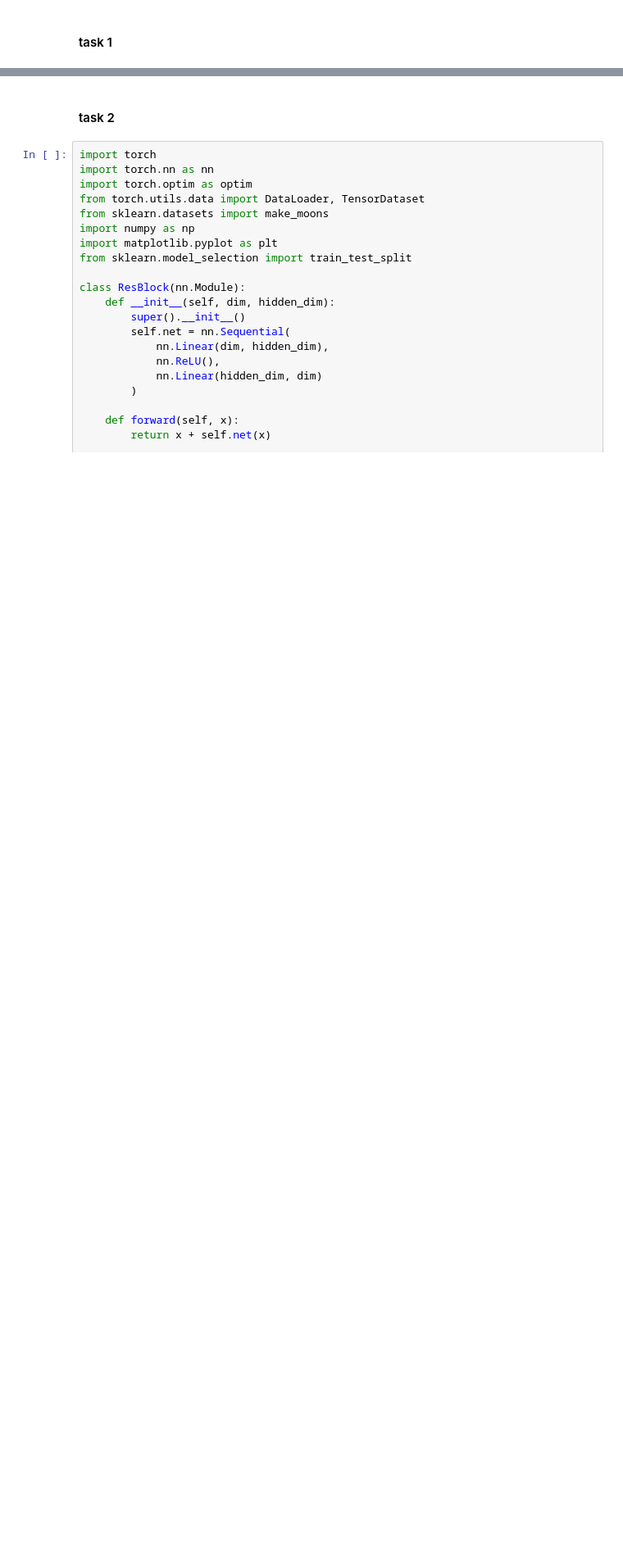
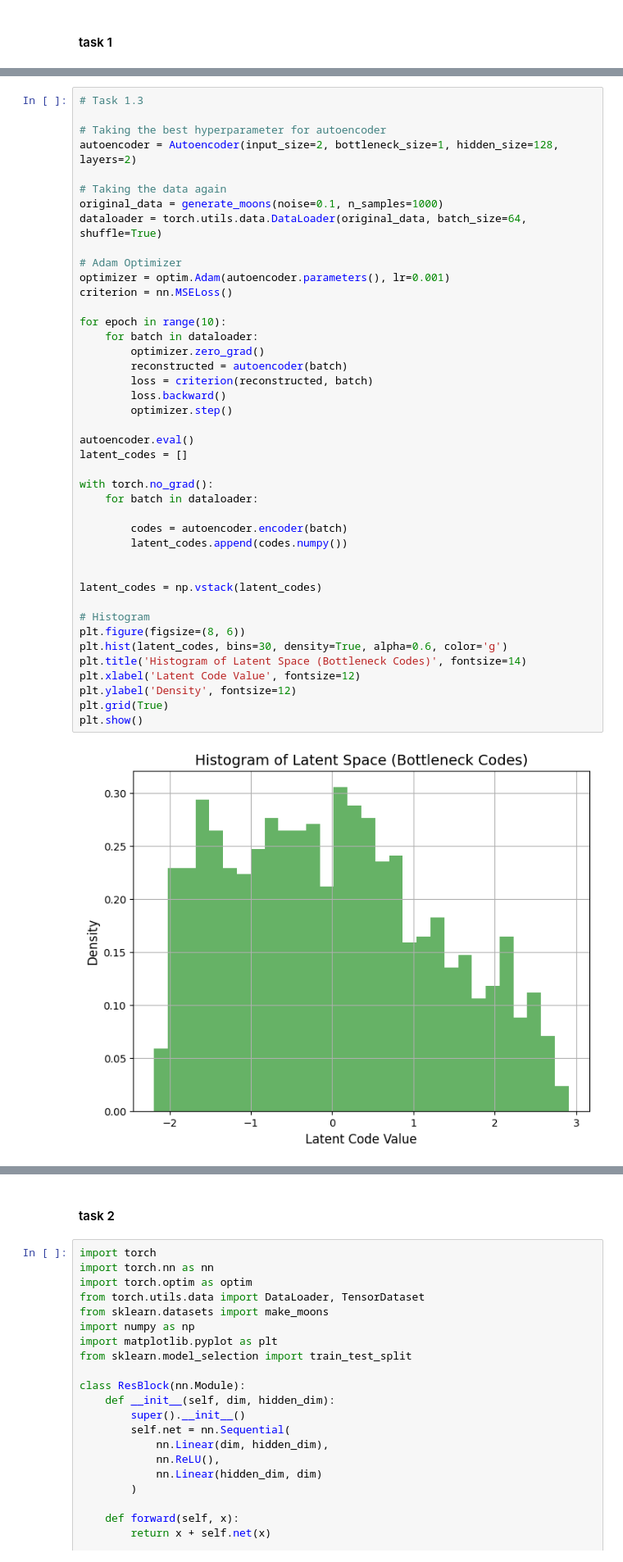
Before and after one commit to sandrinjoy/gnns-ws-24, a Jupyter notebook: autoencoders.ipynb, the cells around one changed output, grey strips where cells are left out. Shown at 82% size. Saved outputs shown, nothing was run; the diff lists cells and outputs as text; blank space fills up the shorter version.

```diff
--- a/autoencoders.ipynb
+++ b/autoencoders.ipynb
@@ -2,0 +352,44 @@
+# %%
+# Task 1.3
+
+# Taking the best hyperparameter for autoencoder
+autoencoder = Autoencoder(input_size=2, bottleneck_size=1, hidden_size=128, layers=2)
+
+# Taking the data again
+original_data = generate_moons(noise=0.1, n_samples=1000)
+dataloader = torch.utils.data.DataLoader(original_data, batch_size=64, shuffle=True)
+
+# Adam Optimizer
+optimizer = optim.Adam(autoencoder.parameters(), lr=0.001)
+criterion = nn.MSELoss()
+
+for epoch in range(10):
+    for batch in dataloader:
+        optimizer.zero_grad()
+        reconstructed = autoencoder(batch)
+        loss = criterion(reconstructed, batch)
+        loss.backward()
+        optimizer.step()
+
+autoencoder.eval()
+latent_codes = []
+
+with torch.no_grad():
+    for batch in dataloader:
+
+        codes = autoencoder.encoder(batch)
+        latent_codes.append(codes.numpy())
+
+
+latent_codes = np.vstack(latent_codes)
+
+# Histogram
+plt.figure(figsize=(8, 6))
+plt.hist(latent_codes, bins=30, density=True, alpha=0.6, color='g')
+plt.title('Histogram of Latent Space (Bottleneck Codes)', fontsize=14)
+plt.xlabel('Latent Code Value', fontsize=12)
+plt.ylabel('Density', fontsize=12)
+plt.grid(True)
+plt.show()
+# %% [output]
+[figure, added]
```
Also changed, not shown: parts of 11 cells of this notebook.
